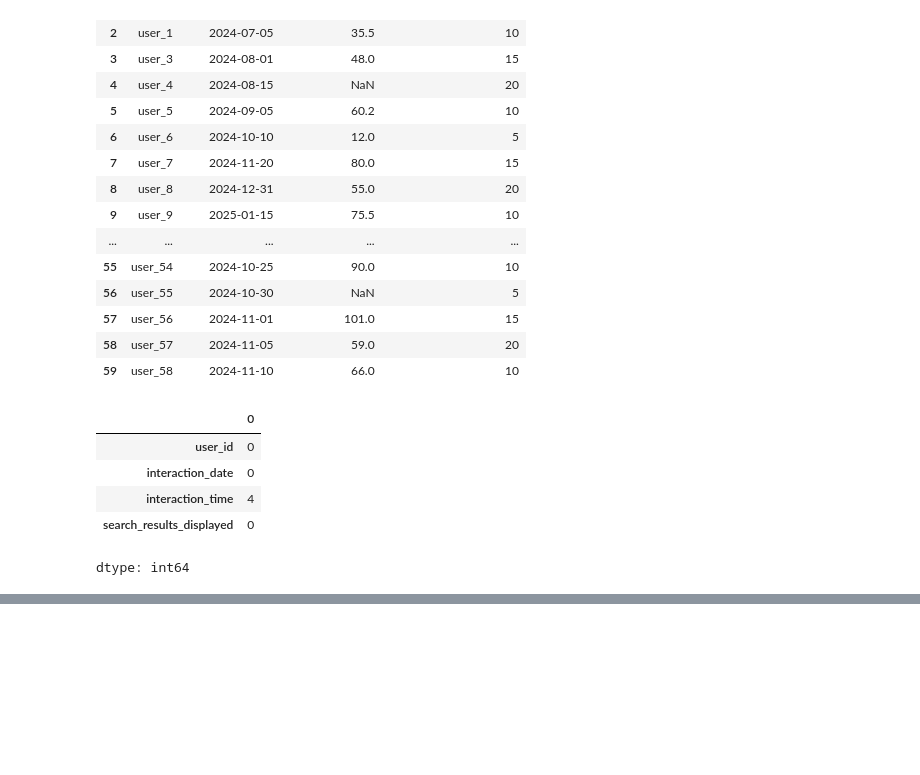
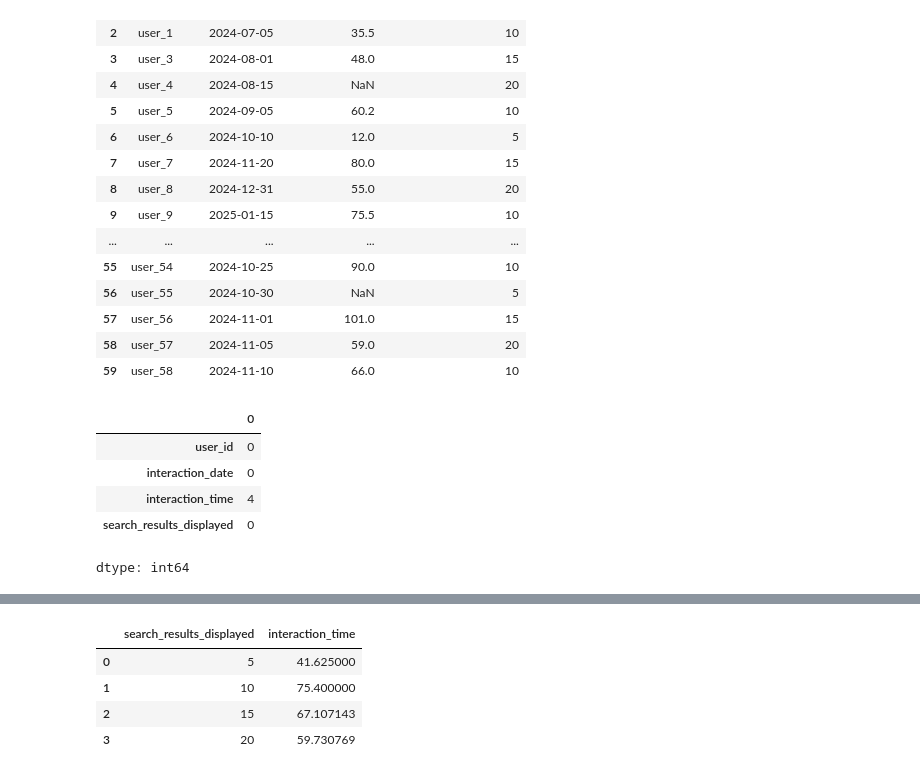
Before and after one commit to Haris-09/Python-Summer-Party-Challenge, a Jupyter notebook: Python_Summer_Party.ipynb, the cells around one changed output, grey strips where cells are left out. Drawn from its saved outputs; the diff is of its cells as text; code cells hidden in the pictures; blank space fills up the shorter version.

```diff
--- a/Python_Summer_Party.ipynb
+++ b/Python_Summer_Party.ipynb
@@ -442,0 +447,8 @@ dtype: int64
+# %%
+# Identify duplicate rows
+duplicates = user_engagement_data.duplicated().sum()
+
+# Remove duplicate rows
+user_engagement_data_cleaned = user_engagement_data.drop_duplicates()
+
+print(f"Number of duplicate entries found and removed: {duplicates}")
@@ -442,0 +461,9 @@ dtype: int64
+# %%
+average_interaction_time = user_engagement_data_cleaned.groupby('search_results_displayed')['interaction_time'].mean().reset_index()
+display(average_interaction_time)
+# %% [output]
+|  | search_results_displayed | interaction_time |
+| 0 | 5 | 41.625000 |
+| 1 | 10 | 75.400000 |
+| 2 | 15 | 67.107143 |
+| 3 | 20 | 59.730769 |
```
Also changed, not shown: parts of 5 cells of this notebook.
